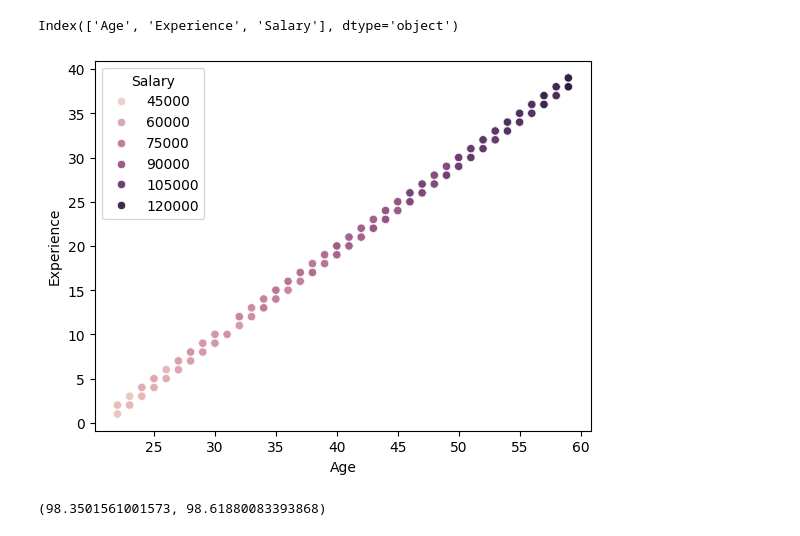
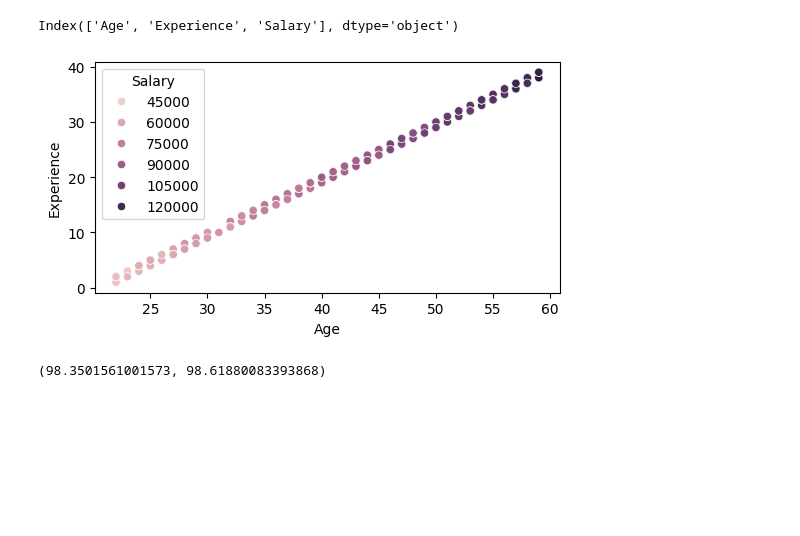
Before and after one commit to thisissagarthapa/Voting-Regressor-Ensemble-Learning-, a Jupyter notebook: regressor.ipynb, the cells around one changed output. Cells and saved outputs as stored; diff of their text form; code cells hidden in the pictures; blank space fills up the shorter version.

```diff
--- a/regressor.ipynb
+++ b/regressor.ipynb
@@ -12,10 +12,12 @@ dataset.columns
 # %% [output]
 Index(['Age', 'Experience', 'Salary'], dtype='object')
 # %%
+
+plt.figure(figsize=(6,3))
 sns.scatterplot(x="Age",y="Experience",hue="Salary",data=dataset)
 plt.show()
 # %% [output]
-[figure, old version]
+[figure, new version]
 # %%
 x=dataset.iloc[:,:-1]
 y=dataset["Salary"]
```
Also changed, not shown: parts of 5 cells of this notebook.
